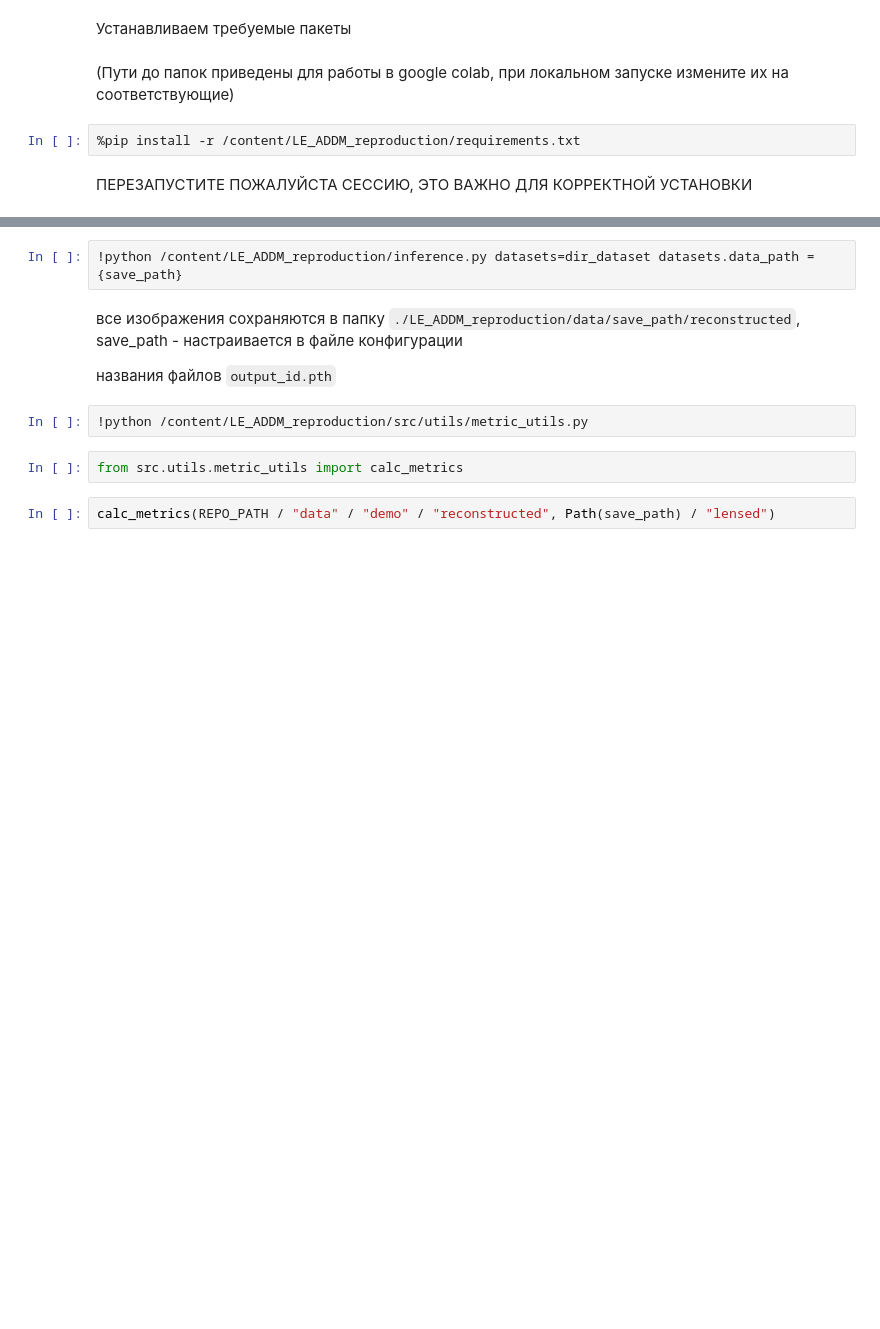
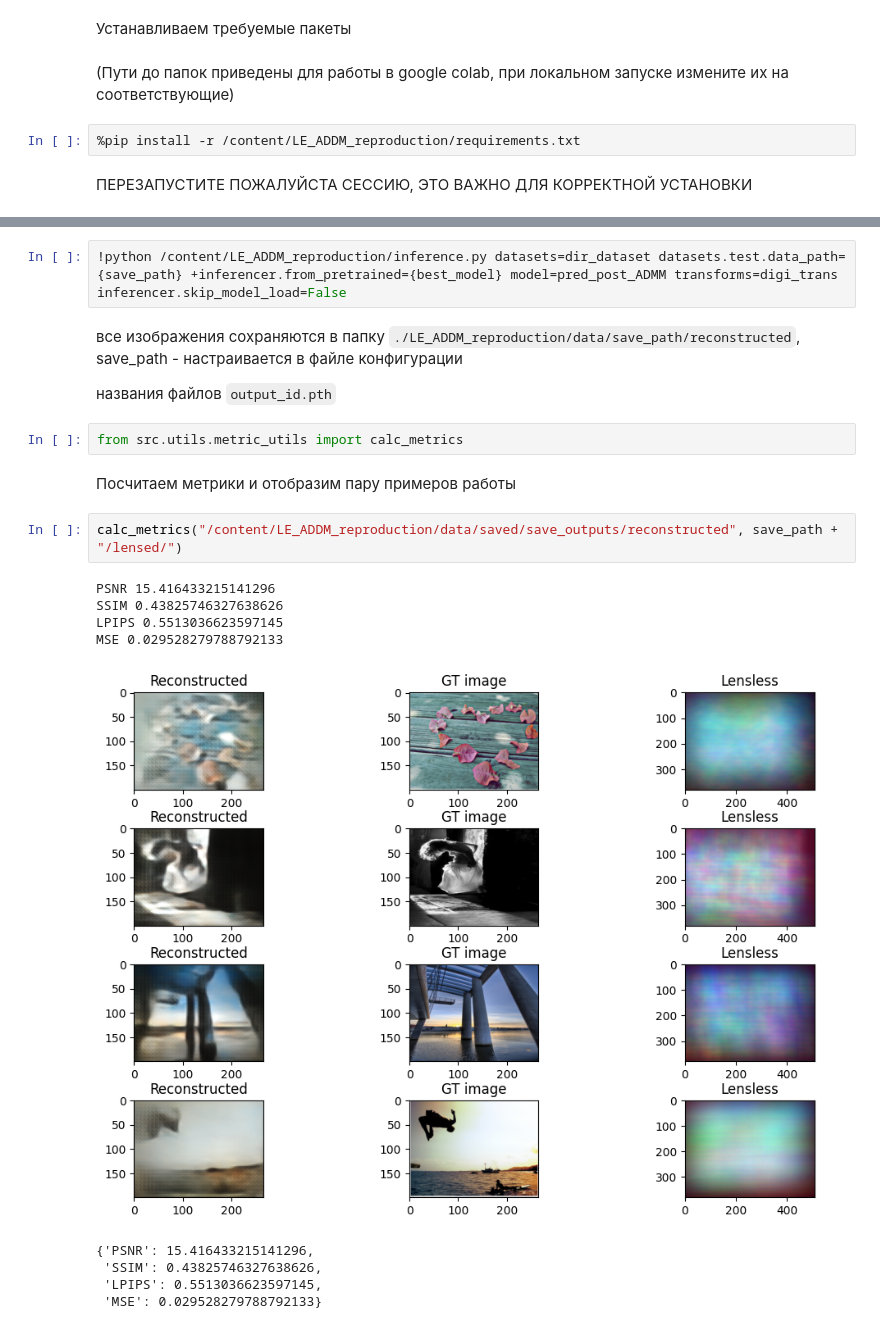
Before and after one commit to mikkklyubbin/LE_ADDM_reproduction, a Jupyter notebook: demo.ipynb, the cells around one changed output, grey strips where cells are left out. Cells and saved outputs as stored; diff of their text form; blank space fills up the shorter version.

Commit message:
add demo + wide demo

```diff
--- a/demo.ipynb
+++ b/demo.ipynb
@@ -36,12 +62,22 @@ data = CustomDirDataset(save_path)
 # %%
-!python /content/LE_ADDM_reproduction/inference.py datasets=dir_dataset datasets.data_path = {save_path}
+!python /content/LE_ADDM_reproduction/inference.py datasets=dir_dataset datasets.test.data_path={save_path} +inferencer.from_pretrained={best_model} model=pred_post_ADMM transforms=digi_trans inferencer.skip_model_load=False
 # %% [markdown]
 все изображения сохраняются в папку `./LE_ADDM_reproduction/data/save_path/reconstructed`, save_path - настраивается в файле конфигурации
 
 названия файлов `output_id.pth`
-# %%
-!python /content/LE_ADDM_reproduction/src/utils/metric_utils.py
 # %%
 from src.utils.metric_utils import calc_metrics
+# %% [markdown]
+Посчитаем метрики и  отобразим пару примеров работы
 # %%
-calc_metrics(REPO_PATH / "data" / "demo" / "reconstructed", Path(save_path) / "lensed")
+calc_metrics("/content/LE_ADDM_reproduction/data/saved/save_outputs/reconstructed", save_path + "/lensed/")
+# %% [output]
+PSNR 15.416433215141296
+SSIM 0.43825746327638626
+LPIPS 0.5513036623597145
+MSE 0.029528279788792133
+[figure, added]
+{'PSNR': 15.416433215141296,
+ 'SSIM': 0.43825746327638626,
+ 'LPIPS': 0.5513036623597145,
+ 'MSE': 0.029528279788792133}
```
Also changed, not shown: parts of 12 cells of this notebook, 2 other files.
